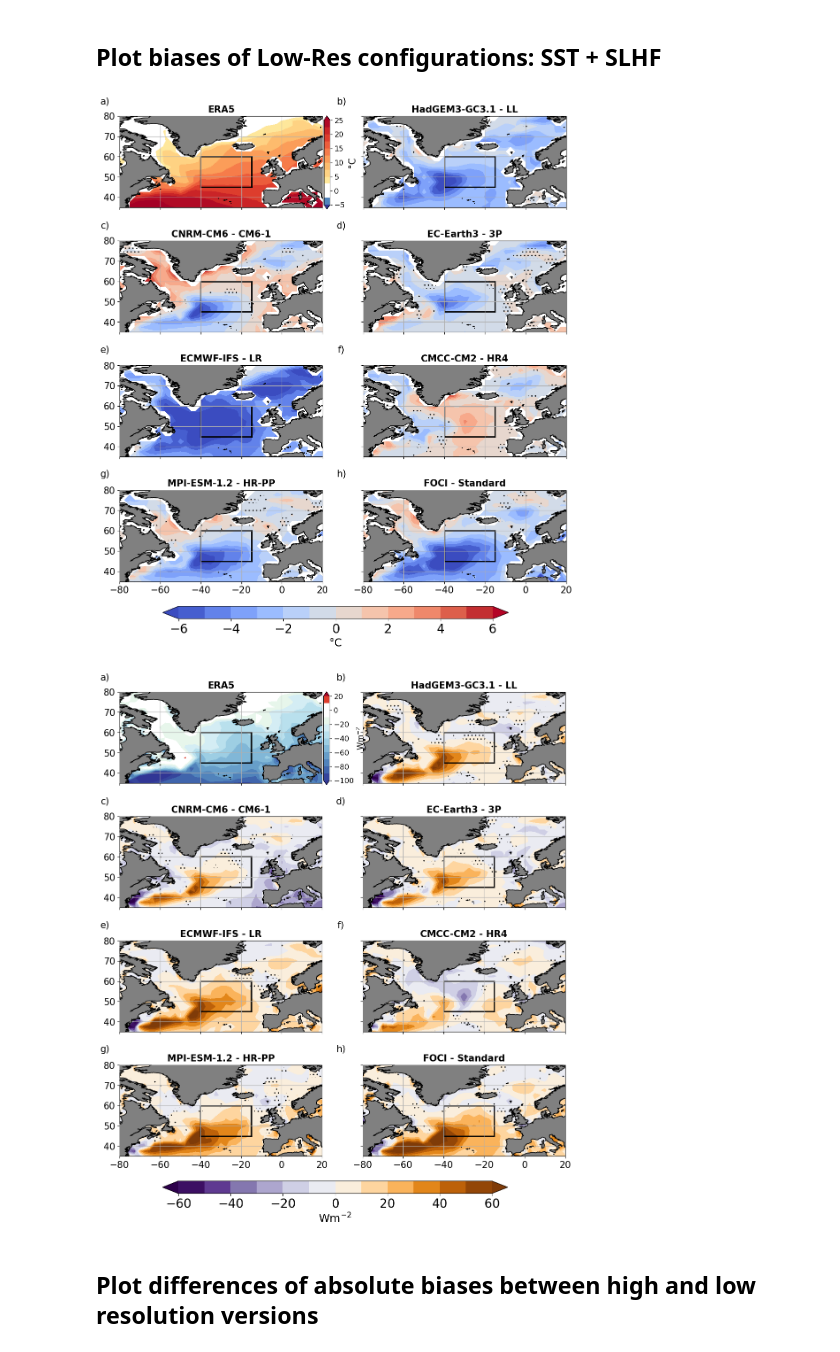
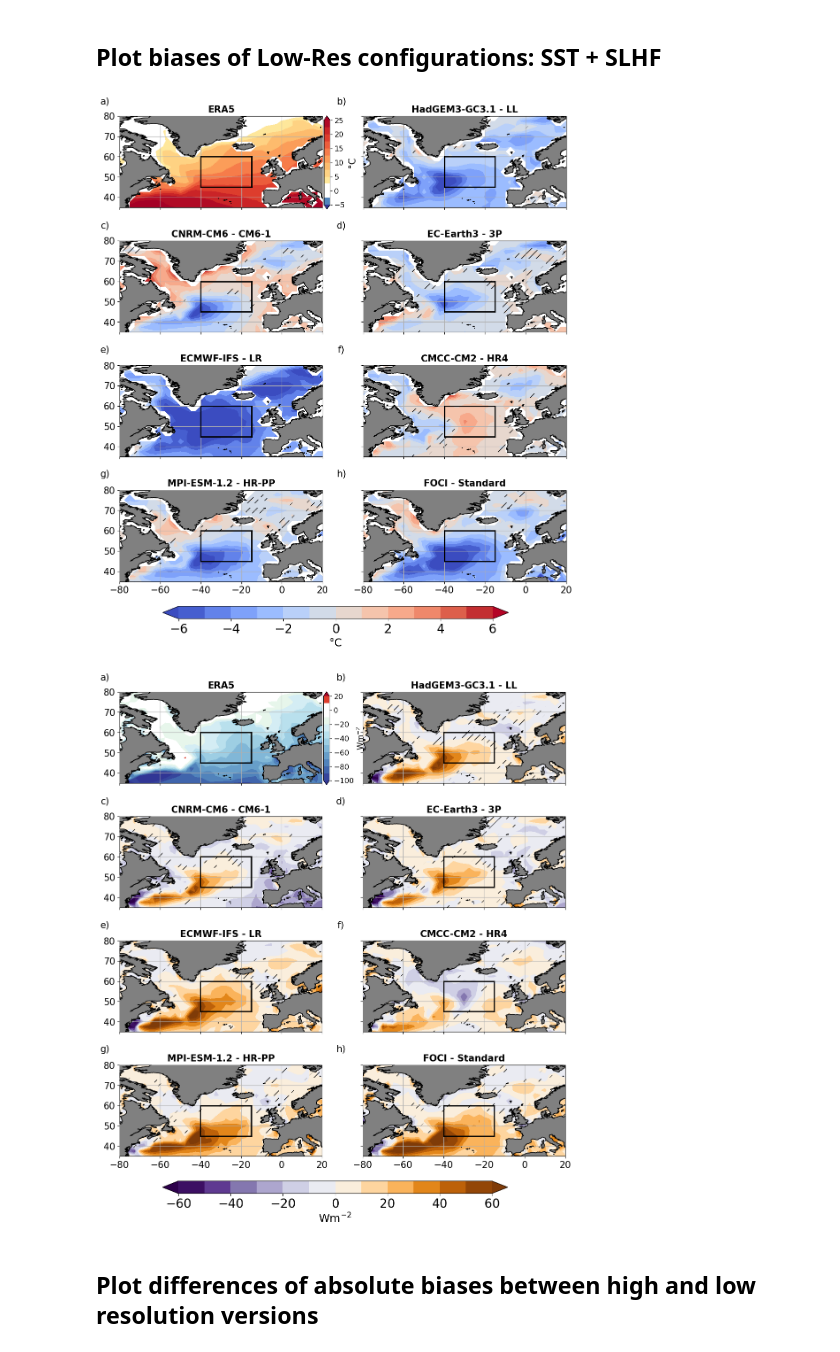
Before and after one commit to julian28295/HighResMIP_NA_SST_Euro_heat, a Jupyter notebook: HighResMIP_North_Atlantic_biases.ipynb, the cells around one changed output. Cells and saved outputs as stored; diff of their text form; code cells hidden in the pictures.

```diff
--- a/HighResMIP_North_Atlantic_biases.ipynb
+++ b/HighResMIP_North_Atlantic_biases.ipynb
@@ -243,16 +246,16 @@ for j in range(0,2):
                 axs[i].set_title(titles[i], size=15, fontweight='bold')
             elif i==7: # FOCI
                 cont= axs[i].contourf(X,Y,np.c_[HighRes_model_JJA_bias[model_name[i]+variable[0]+resolution[i][0]+'_JJA_bias'], HighRes_model_JJA_bias[model_name[i]+variable[0]+resolution[i][0]+'_JJA_bias'][:,0]], levels= levels, cmap=coolwarm_white_cm,transform=prj, extend='both')
-                axs[i].contourf(X,Y,(np.c_[HighRes_model_p_value [model_name[i]+variable[0]+resolution[i][0]+'p_value'], HighRes_model_p_value [model_name[i]+variable[0]+resolution[i][0]+'p_value'][:,0]]) > 0.05, 1, hatches=['','..'], alpha=0)
+                axs[i].contourf(X,Y,(np.c_[HighRes_model_p_value [model_name[i]+variable[0]+resolution[i][0]+'p_value'], HighRes_model_p_value [model_name[i]+variable[0]+resolution[i][0]+'p_value'][:,0]]) > 0.05, 1, hatches=['','//'], alpha=0)
                 axs[i].set_title(titles[i], size=15, fontweight='bold')
 
             elif i==6: # MPI-ESM PP low Res
                 cont= axs[i].contourf(X,Y,np.c_[HighRes_model_JJA_bias[model_name[i]+variable[0]+resolution[i][2]+'_JJA_bias'].squeeze(), HighRes_model_JJA_bias[model_name[i]+variable[0]+resolution[i][2]+'_JJA_bias'].squeeze()[:,0]], levels= levels, cmap=coolwarm_white_cm,transform=prj, extend='both')
-                axs[i].contourf(X,Y,(np.c_[HighRes_model_p_value [model_name[i]+variable[0]+resolution[i][2]+'p_value'].squeeze(), HighRes_model_p_value [model_name[i]+variable[0]+resolution[i][2]+'p_value'].squeeze()[:,0]]) > 0.05, 1, hatches=['','..'], alpha=0)
+                axs[i].contourf(X,Y,(np.c_[HighRes_model_p_value [model_name[i]+variable[0]+resolution[i][2]+'p_value'].squeeze(), HighRes_model_p_value [model_name[i]+variable[0]+resolution[i][2]+'p_value'].squeeze()[:,0]]) > 0.05, 1, hatches=['','//'], alpha=0)
                 axs[i].set_title(titles[i], size=15, fontweight='bold')
             else:
                 cont= axs[i].contourf(X,Y,np.c_[HighRes_model_JJA_bias[model_name[i]+variable[0]+resolution[i][0]+'_JJA_bias'], HighRes_model_JJA_bias[model_name[i]+variable[0]+resolution[i][0]+'_JJA_bias'][:,0]], levels= levels, cmap=coolwarm_white_cm,transform=prj, extend='both')
-                axs[i].contourf(X,Y,(np.c_[HighRes_model_p_value [model_name[i]+variable[0]+resolution[i][0]+'p_value'], HighRes_model_p_value [model_name[i]+variable[0]+resolution[i][0]+'p_value'][:,0]]) > 0.05, 1, hatches=['','..'], alpha=0)
+                axs[i].contourf(X,Y,(np.c_[HighRes_model_p_value [model_name[i]+variable[0]+resolution[i][0]+'p_value'], HighRes_model_p_value [model_name[i]+variable[0]+resolution[i][0]+'p_value'][:,0]]) > 0.05, 1, hatches=['','//'], alpha=0)
                 axs[i].set_title(titles[i], size=15, fontweight='bold')
 
 
@@ -268,15 +271,15 @@ for j in range(0,2):
                 axs[i].set_title(titles[i], size=15, fontweight='bold')
             elif i==7: # FOCI
                 cont= axs[i].contourf(X,Y,np.c_[HighRes_model_JJA_bias[model_name[i]+variable[1]+resolution[i][0]+'_JJA_bias'], HighRes_model_JJA_bias[model_name[i]+variable[1]+resolution[i][0]+'_JJA_bias'][:,0]]*(-1), levels= np.linspace(-60,60,13), cmap=PuOr_cmap,transform=prj, extend='both')
-                axs[i].contourf(X,Y,(np.c_[HighRes_model_p_value [model_name[i]+variable[1]+resolution[i][0]+'p_value'], HighRes_model_p_value [model_name[i]+variable[1]+resolution[i][0]+'p_value'][:,0]]) > 0.05, 1, hatches=['','..'], alpha=0)
+                axs[i].contourf(X,Y,(np.c_[HighRes_model_p_value [model_name[i]+variable[1]+resolution[i][0]+'p_value'], HighRes_model_p_value [model_name[i]+variable[1]+resolution[i][0]+'p_value'][:,0]]) > 0.05, 1, hatches=['','//'], alpha=0)
                 axs[i].set_title(titles[i], size=15, fontweight='bold')
             elif i==6: # MPI-ESM PP low Res
                 cont= axs[i].contourf(X,Y,np.c_[HighRes_model_JJA_bias[model_name[i]+variable[1]+resolution[i][2]+'_JJA_bias'].squeeze(), HighRes_model_JJA_bias[model_name[i]+variable[1]+resolution[i][2]+'_JJA_bias'].squeeze()[:,0]]*(-1), levels= np.linspace(-60,60,13), cmap=PuOr_cmap,transform=prj, extend='both')
-                axs[i].contourf(X,Y,(np.c_[HighRes_model_p_value [model_name[i]+variable[1]+resolution[i][2]+'p_value'].squeeze(), HighRes_model_p_value [model_name[i]+variable[1]+resolution[i][2]+'p_value'].squeeze()[:,0]]) > 0.05, 1, hatches=['','..'], alpha=0)
+                axs[i].contourf(X,Y,(np.c_[HighRes_model_p_value [model_name[i]+variable[1]+resolution[i][2]+'p_value'].squeeze(), HighRes_model_p_value [model_name[i]+variable[1]+resolution[i][2]+'p_value'].squeeze()[:,0]]) > 0.05, 1, hatches=['','//'], alpha=0)
                 axs[i].set_title(titles[i], size=15, fontweight='bold')
             else:
                 cont= axs[i].contourf(X,Y,np.c_[HighRes_model_JJA_bias[model_name[i]+variable[1]+resolution[i][0]+'_JJA_bias'], HighRes_model_JJA_bias[model_name[i]+variable[1]+resolution[i][0]+'_JJA_bias'][:,0]]*(-1), levels= np.linspace(-60,60,13), cmap=PuOr_cmap,transform=prj, extend='both')
-                axs[i].contourf(X,Y,(np.c_[HighRes_model_p_value [model_name[i]+variable[1]+resolution[i][0]+'p_value'], HighRes_model_p_value [model_name[i]+variable[1]+resolution[i][0]+'p_value'][:,0]]) > 0.05, 1, hatches=['','..'], alpha=0)
+                axs[i].contourf(X,Y,(np.c_[HighRes_model_p_value [model_name[i]+variable[1]+resolution[i][0]+'p_value'], HighRes_model_p_value [model_name[i]+variable[1]+resolution[i][0]+'p_value'][:,0]]) > 0.05, 1, hatches=['','//'], alpha=0)
 
                 axs[i].set_title(titles[i], size=15, fontweight='bold')
 
@@ -284,7 +287,7 @@ for j in range(0,2):
         ax.plot(x1, y1, x2, y2,x3,y3,x4,y4, color='black', linestyle='-', linewidth=2)
         ax.coastlines('50m')
         ax.add_feature(cart.feature.LAND, zorder=100, facecolor='grey', edgecolor='k')
-        ax.gridlines()
+        ax.gridlines(zorder=1)
         ax.set_extent([-80, 20, 35, 80], prj)
         ax.set_xticks([-80, -60, -40, -20,0,20],crs=prj)
         ax.set_yticks([40, 50, 60, 70,80],crs=prj)
@@ -297,36 +300,36 @@ for j in range(0,2):
     plt.figtext(0.1,0.7,"c)", ha="center", va="top")
     plt.figtext(0.51,0.7,"d)", ha="center", va="top")
     plt.figtext(0.1,0.5,"e)", ha="center", va="top")
     plt.figtext(0.51,0.5,"f)", ha="center", va="top")
     plt.figtext(0.1,0.3,"g)", ha="center", va="top")
     plt.figtext(0.51,0.3,"h)", ha="center", va="top")
 
     if j==0:
         cb_ax = fig.add_axes([0.48, 0.72, 0.01, 0.15])
         cb = fig.colorbar(contf, cax=cb_ax, orientation='vertical')
         cb.ax.tick_params(labelsize=12)
         cb.set_label(label='°C')
 
         cb_ax = fig.add_axes([0.2, 0.06, 0.6, 0.02])
         cb = fig.colorbar(cont, cax=cb_ax, orientation='horizontal')
         cb.ax.tick_params(labelsize=20)
         cb.set_label(label='°C', size='large')
 
     elif j==1:
         cb_ax = fig.add_axes([0.48, 0.72, 0.01, 0.15])
         cb = fig.colorbar(contf, cax=cb_ax, orientation='vertical')
         cb.ax.tick_params(labelsize=12)
         cb.set_label(label='Wm$^{-2}$', size='small')
 
         cb_ax = fig.add_axes([0.2, 0.06, 0.6, 0.02])
         cb = fig.colorbar(cont, cax=cb_ax, orientation='horizontal')
         cb.ax.tick_params(labelsize=20)
         cb.set_label(label='Wm$^{-2}$', size='large')
 
-    plt.savefig('figs/HighResMIP_JJA_bias_'+variable[j]+'.pdf', bbox_inches='tight', dpi=200)
+    plt.savefig('figs/figs_revision/HighResMIP_JJA_bias_'+variable[j]+'_hatching.pdf', bbox_inches='tight', dpi=200)
 # %% [output]
-[figure, old version]
+[figure, new version]
-[figure, old version]
+[figure, new version]
 # %% [markdown]
 ## Plot differences of absolute biases between high and low resolution versions
 # %%
```
Also changed, not shown: parts of 2 cells of this notebook.
